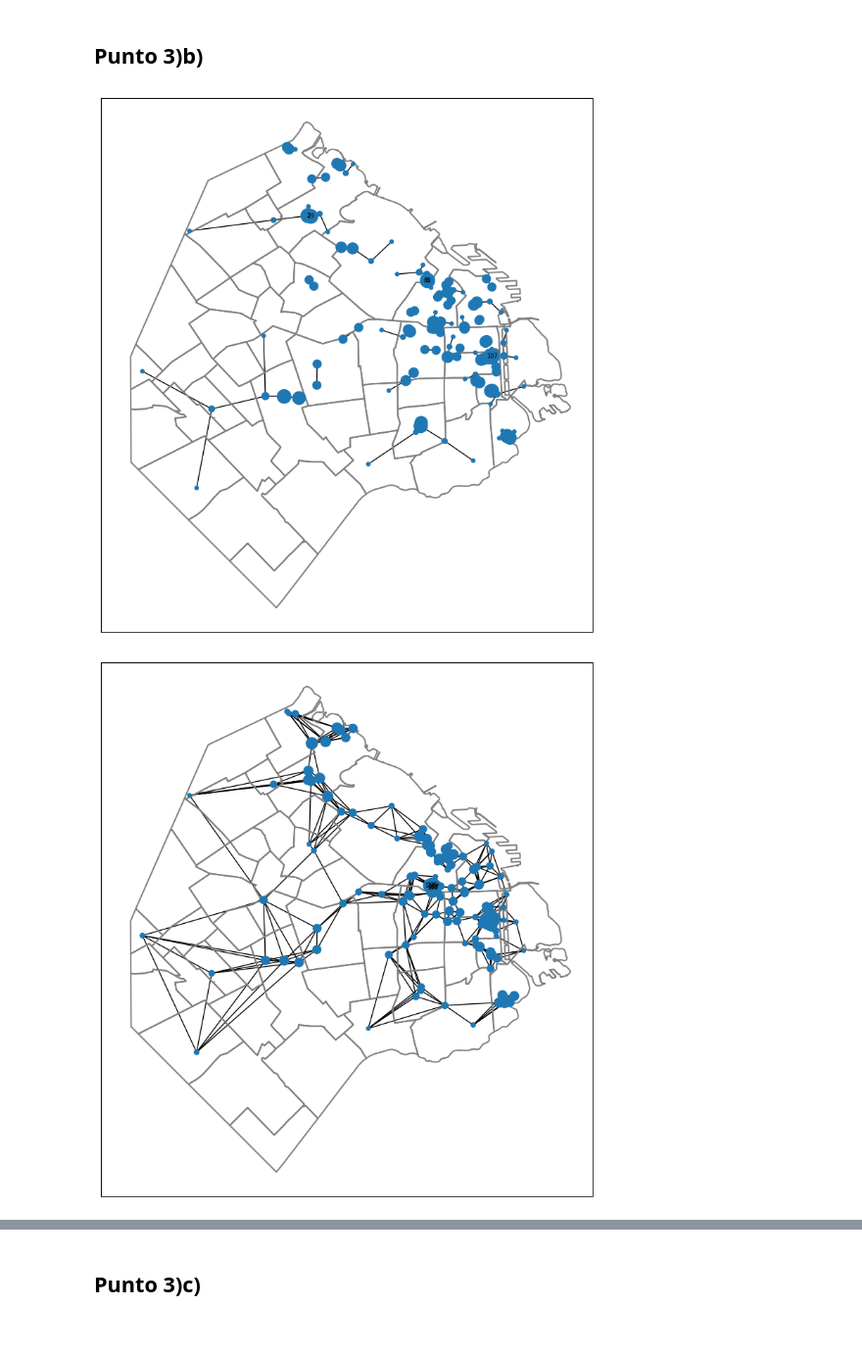
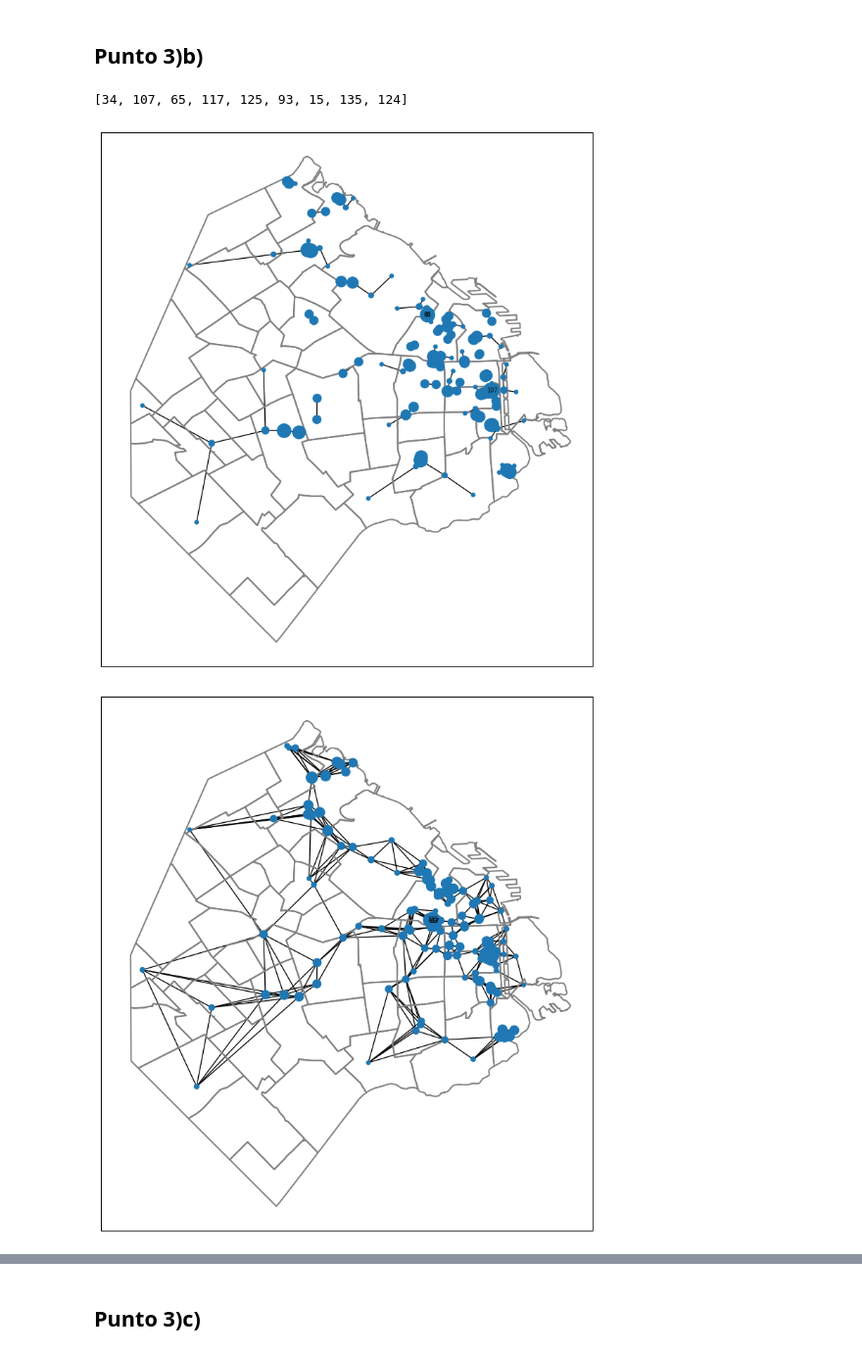
Before and after one commit to guille0907/Archivos_de_la_Facu, a Jupyter notebook: TP1_template.ipynb, the cells around one changed output, grey strips where cells are left out. Shown at 98% size. Cells and saved outputs as stored; diff of their text form; code cells hidden in the pictures.

```diff
--- a/TP1_template.ipynb
+++ b/TP1_template.ipynb
@@ -208,9 +263,12 @@ grafico(D,3,1/5)
 # %% [markdown]
 ## Punto 3)b)
 # %%
-grafico(D,1,1/5)
-grafico(D,5,1/5)
-grafico(D,10,1/5)
+top1 = grafico(D,1,1/5)
+top2=grafico(D,5,1/5)
+top3=grafico(D,10,1/5)
+ltops = [top1,top2,top3]
+print(juntar_Arrays(ltops))
 # %% [output]
+[34, 107, 65, 117, 125, 93, 15, 135, 124]
-[figure, old version]
+[figure, new version]
 [figure]
```
Also changed, not shown: parts of 11 cells of this notebook.
